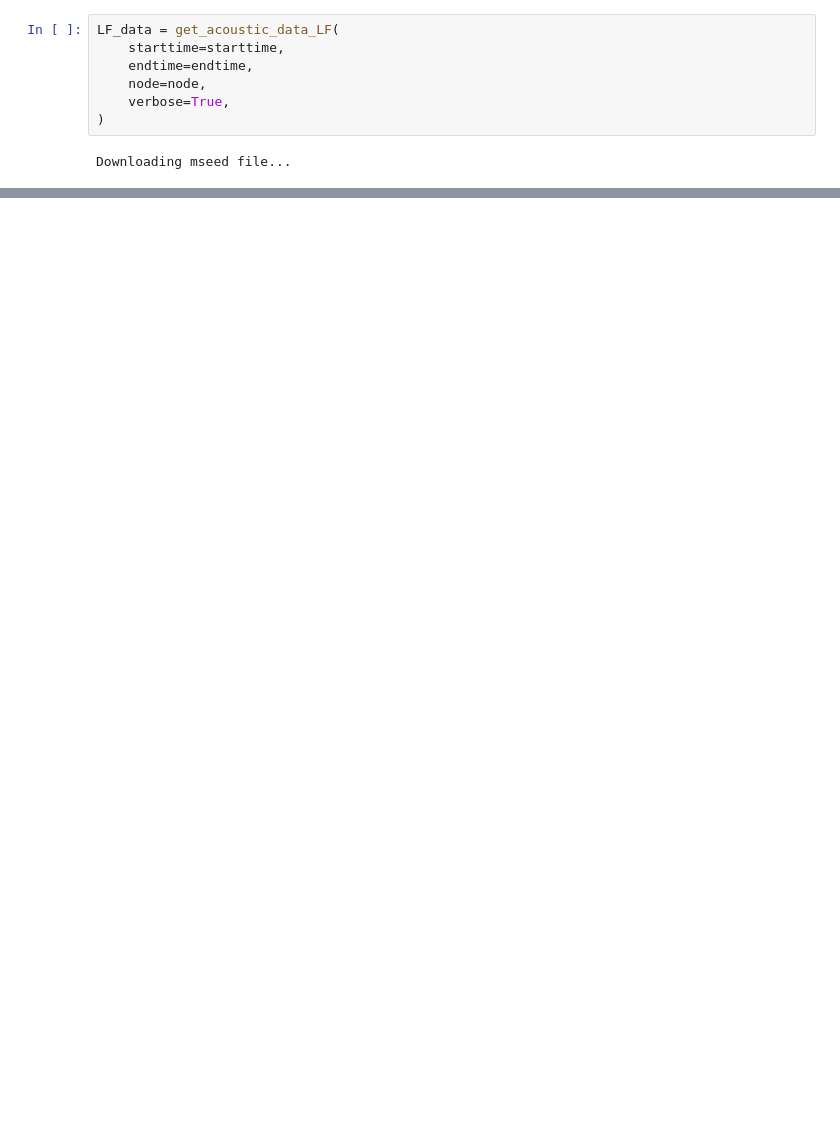
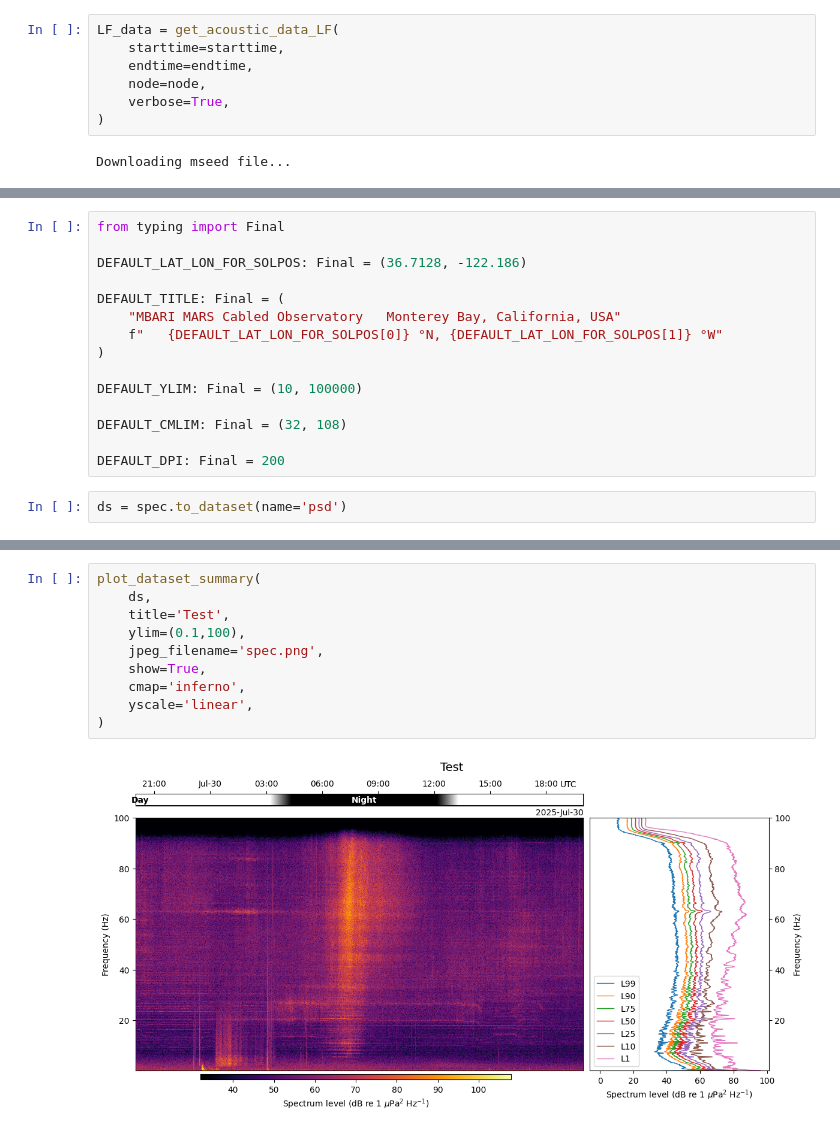
Before and after one commit to ooi-data/ooi-hyd-tools, a Jupyter notebook: notebooks/08_LFHYD_poc.ipynb, the cells around one changed output, grey strips where cells are left out. Cells and saved outputs as stored; diff of their text form; blank space fills up the shorter version.

```diff
--- a/notebooks/08_LFHYD_poc.ipynb
+++ b/notebooks/08_LFHYD_poc.ipynb
@@ -57,0 +138,17 @@ plt.show()
+# %%
+from typing import Final
+
+DEFAULT_LAT_LON_FOR_SOLPOS: Final = (36.7128, -122.186)
+
+DEFAULT_TITLE: Final = (
+    "MBARI MARS Cabled Observatory   Monterey Bay, California, USA"
+    f"   {DEFAULT_LAT_LON_FOR_SOLPOS[0]} °N, {DEFAULT_LAT_LON_FOR_SOLPOS[1]} °W"
+)
+
+DEFAULT_YLIM: Final = (10, 100000)
+
+DEFAULT_CMLIM: Final = (32, 108)
+
+DEFAULT_DPI: Final = 200
+# %%
+ds = spec.to_dataset(name='psd')
@@ -57,0 +309,12 @@ plt.show()
+# %%
+plot_dataset_summary(
+    ds,
+    title='Test',
+    ylim=(0.1,100),
+    jpeg_filename='spec.png',
+    show=True,
+    cmap='inferno',
+    yscale='linear',
+)
+# %% [output]
+[figure, added]
```
Also changed, not shown: parts of 21 cells of this notebook.
